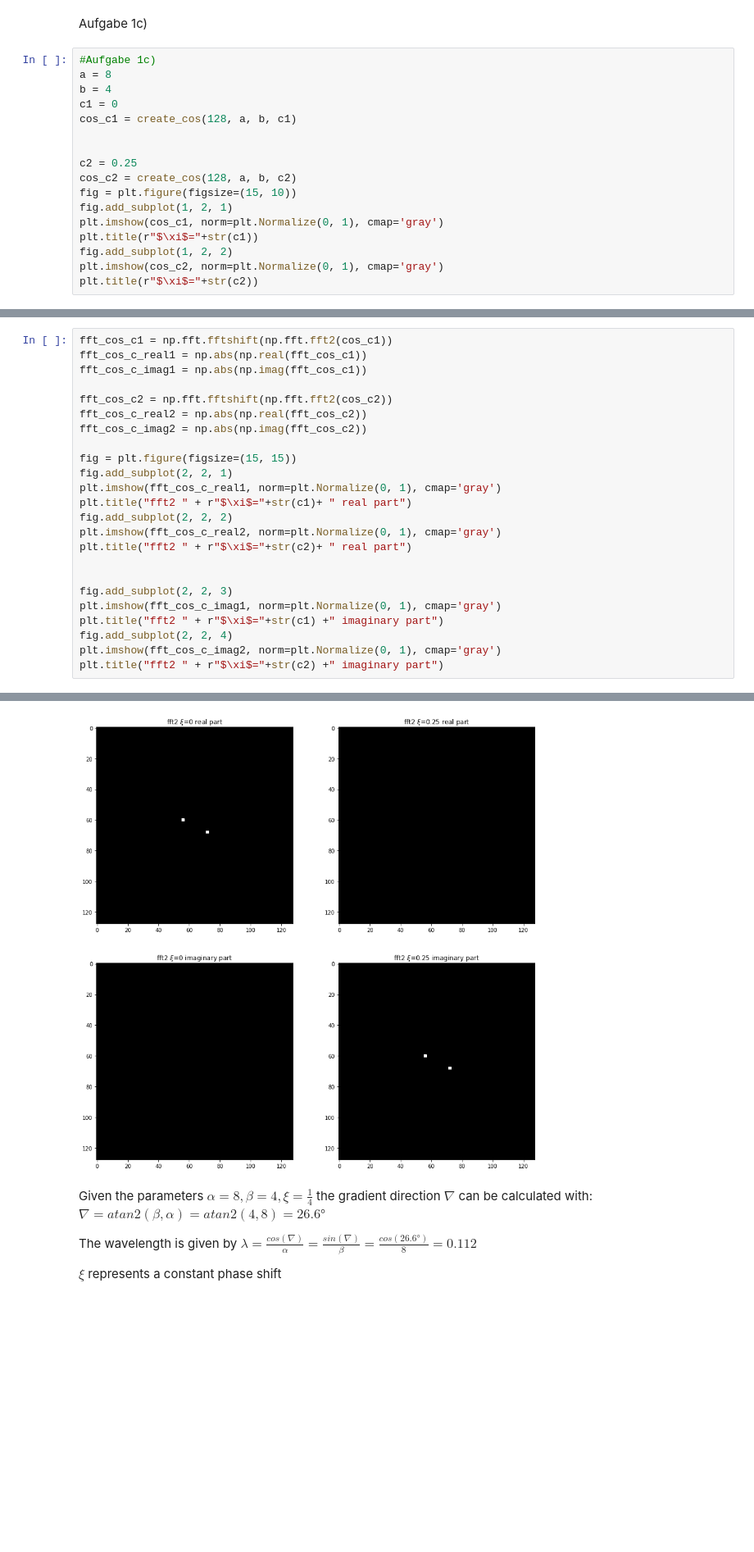
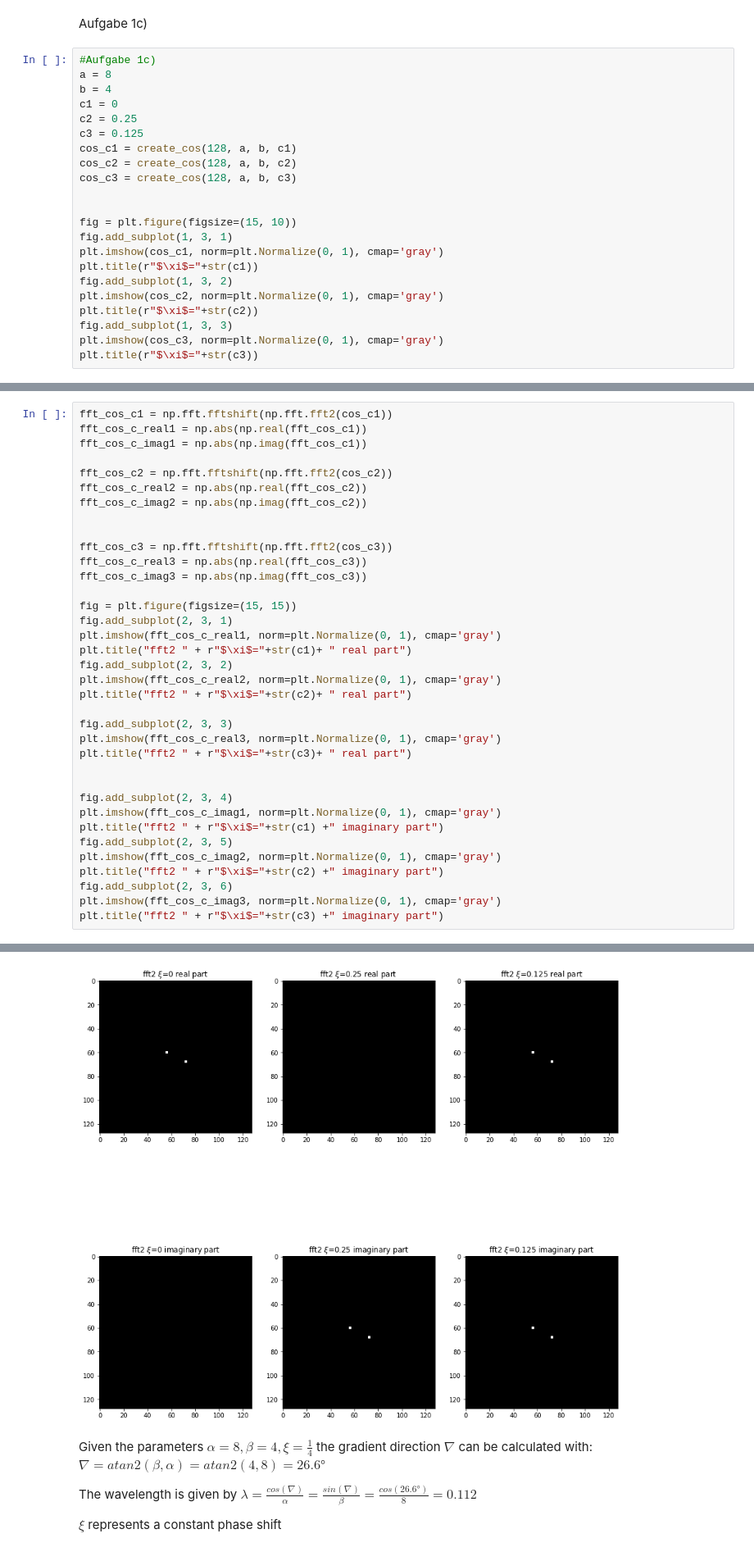
Before and after one commit to dichterbaer/SysBV, a Jupyter notebook: aufgabe3.ipynb, the cells around one changed output, grey strips where cells are left out. Shown at 82% size. Drawn from its saved outputs; the diff is of its cells as text; blank space fills up the shorter version.

```diff
--- a/aufgabe3.ipynb
+++ b/aufgabe3.ipynb
@@ -36,16 +36,21 @@ Aufgabe 1c)
 a = 8
 b = 4
 c1 = 0
+c2 = 0.25
+c3 = 0.125
 cos_c1 = create_cos(128, a, b, c1)
+cos_c2 = create_cos(128, a, b, c2)
+cos_c3 = create_cos(128, a, b, c3)
 
 
-c2 = 0.25
-cos_c2 = create_cos(128, a, b, c2)
 fig = plt.figure(figsize=(15, 10))
-fig.add_subplot(1, 2, 1)
+fig.add_subplot(1, 3, 1)
 plt.imshow(cos_c1, norm=plt.Normalize(0, 1), cmap='gray')
 plt.title(r"$\xi$="+str(c1))
-fig.add_subplot(1, 2, 2)
+fig.add_subplot(1, 3, 2)
 plt.imshow(cos_c2, norm=plt.Normalize(0, 1), cmap='gray')
 plt.title(r"$\xi$="+str(c2))
+fig.add_subplot(1, 3, 3)
+plt.imshow(cos_c3, norm=plt.Normalize(0, 1), cmap='gray')
+plt.title(r"$\xi$="+str(c3))
 # %% [output]
@@ -60,19 +65,31 @@ fft_cos_c2 = np.fft.fftshift(np.fft.fft2(cos_c2))
 fft_cos_c_real2 = np.abs(np.real(fft_cos_c2))
 fft_cos_c_imag2 = np.abs(np.imag(fft_cos_c2))
 
+
+fft_cos_c3 = np.fft.fftshift(np.fft.fft2(cos_c3))
+fft_cos_c_real3 = np.abs(np.real(fft_cos_c3))
+fft_cos_c_imag3 = np.abs(np.imag(fft_cos_c3))
+
 fig = plt.figure(figsize=(15, 15))
-fig.add_subplot(2, 2, 1)
+fig.add_subplot(2, 3, 1)
 plt.imshow(fft_cos_c_real1, norm=plt.Normalize(0, 1), cmap='gray')
 plt.title("fft2 " + r"$\xi$="+str(c1)+ " real part")
-fig.add_subplot(2, 2, 2)
+fig.add_subplot(2, 3, 2)
 plt.imshow(fft_cos_c_real2, norm=plt.Normalize(0, 1), cmap='gray')
 plt.title("fft2 " + r"$\xi$="+str(c2)+ " real part")
 
+fig.add_subplot(2, 3, 3)
+plt.imshow(fft_cos_c_real3, norm=plt.Normalize(0, 1), cmap='gray')
+plt.title("fft2 " + r"$\xi$="+str(c3)+ " real part")
 
-fig.add_subplot(2, 2, 3)
+
+fig.add_subplot(2, 3, 4)
 plt.imshow(fft_cos_c_imag1, norm=plt.Normalize(0, 1), cmap='gray')
 plt.title("fft2 " + r"$\xi$="+str(c1) +" imaginary part")
-fig.add_subplot(2, 2, 4)
+fig.add_subplot(2, 3, 5)
 plt.imshow(fft_cos_c_imag2, norm=plt.Normalize(0, 1), cmap='gray')
 plt.title("fft2 " + r"$\xi$="+str(c2) +" imaginary part")
+fig.add_subplot(2, 3, 6)
+plt.imshow(fft_cos_c_imag3, norm=plt.Normalize(0, 1), cmap='gray')
+plt.title("fft2 " + r"$\xi$="+str(c3) +" imaginary part")
 # %% [output]
@@ -80,4 +97,4 @@ Text(0.5, 1.0, 'fft2 $\\xi$=0.25 imaginary part')
-[figure, old version]
+[figure, new version]
 # %% [markdown]
 Given the parameters $\alpha = 8, \beta = 4, \xi = \frac{1}{4}$ the gradient direction $\nabla$ can be calculated with: $\nabla = atan2(\beta, \alpha) = atan2(4,8)=26.6°$
 
```
Also changed, not shown: parts of 2 cells of this notebook.
